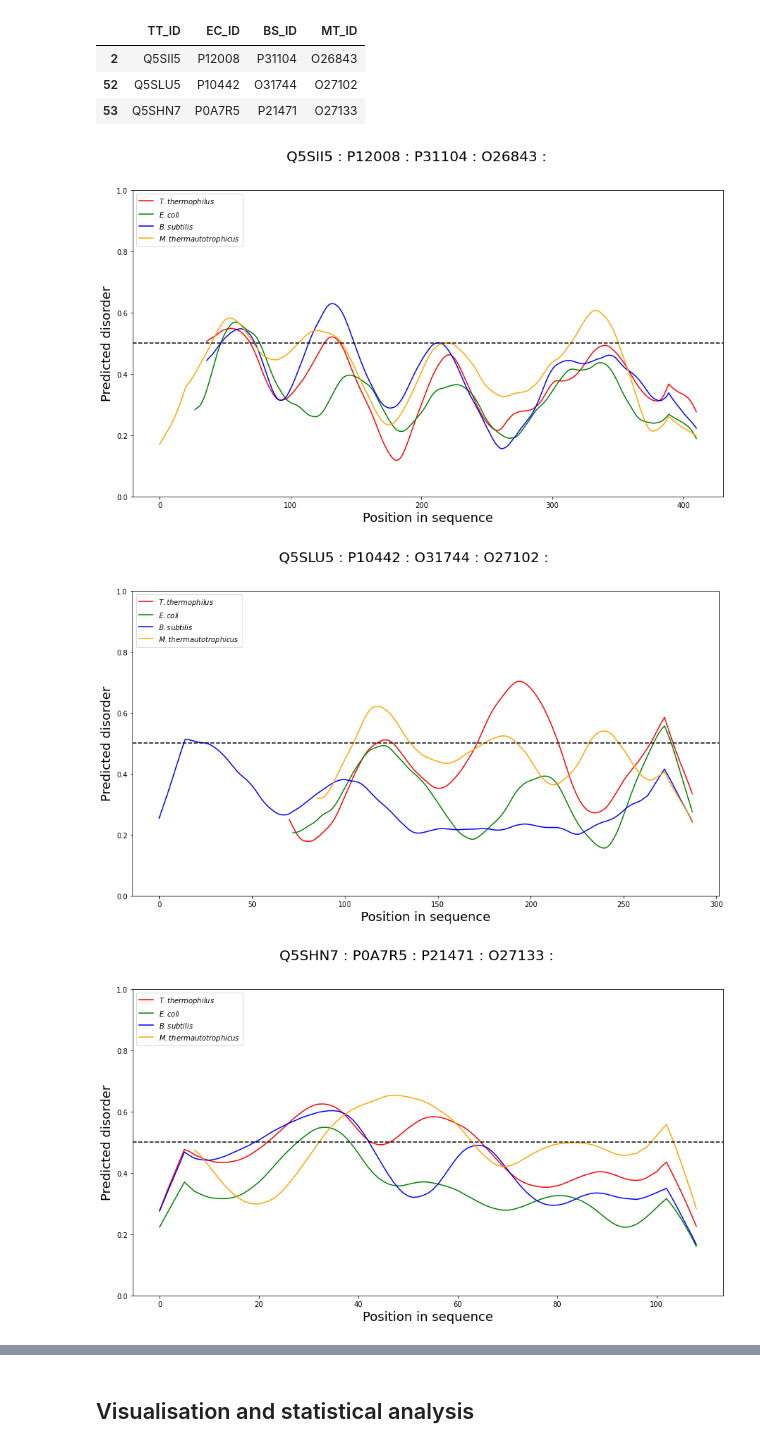
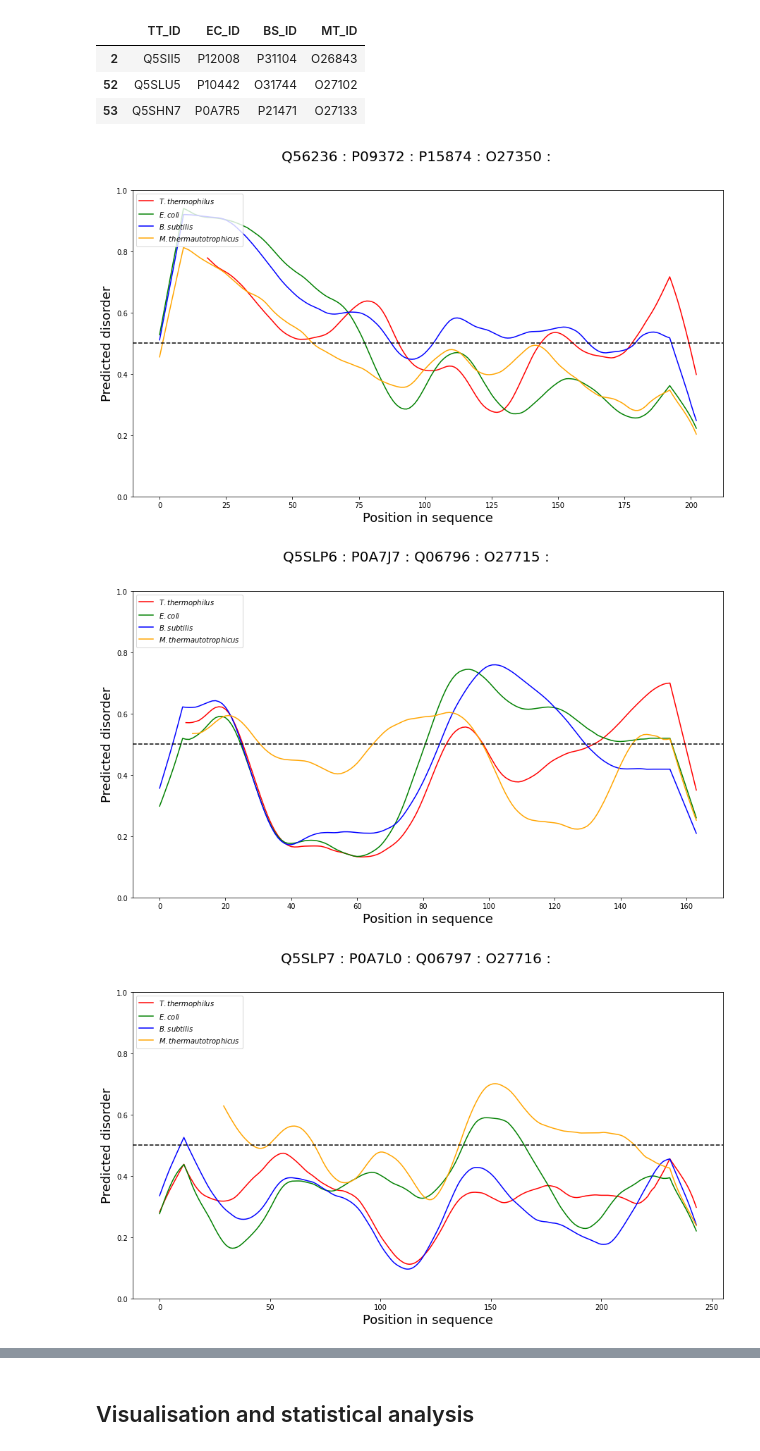
Before and after one commit to alibekk93/IDP_analysis, a Jupyter notebook: IDP_analysis.ipynb, the cells around one changed output, grey strips where cells are left out. Saved outputs shown, nothing was run; the diff lists cells and outputs as text; code cells hidden in the pictures.

```diff
--- a/IDP_analysis.ipynb
+++ b/IDP_analysis.ipynb
@@ -1115,27 +1115,26 @@ IDP_pairs.query("TT_disorder_binary_mean>=0.3 and MT_disorder_binary_mean>=0.3 a
 | 52 | Q5SLU5 | P10442 | O31744 | O27102 |
 | 53 | Q5SHN7 | P0A7R5 | P21471 | O27133 |
 # %%
-# for n in tqdm(IDP_pairs.query('TT_disorder_binary_mean>=0.5 or EC_disorder_binary_mean>=0.5 or BS_disorder_binary_mean>=0.5 or PF_disorder_binary_mean>=0.5')[['TT_ID', 'EC_ID', 'BS_ID', 'PF_ID']].values):
-for n in tqdm(IDP_pairs.query("TT_disorder_binary_mean>=0.3 and MT_disorder_binary_mean>=0.3 and EC_disorder_binary_mean<0.4 and BS_disorder_binary_mean<0.4")[['TT_ID', 'EC_ID', 'BS_ID', 'MT_ID']].values):
+for n in tqdm(IDP_pairs.query('TT_disorder_binary_mean>=0.5 or EC_disorder_binary_mean>=0.5 or BS_disorder_binary_mean>=0.5 or MT_disorder_binary_mean>=0.5')[['TT_ID', 'EC_ID', 'BS_ID', 'MT_ID']].values):
   names = [*n]
 
   fig_name = ''.join([n + '-' for n in names])[:-1] + '.svg'
 
   labels = ['T. thermophilus', 'E. coli', 'B. subtilis', 'M. thermautotrophicus']
 
   disorder_values = [IDP_pairs.query('TT_ID=="{}"'.format(names[0])).TT_disorder_combined.iloc[0],
                     IDP_pairs.query('EC_ID=="{}"'.format(names[1])).EC_disorder_combined.iloc[0],
                     IDP_pairs.query('BS_ID=="{}"'.format(names[2])).BS_disorder_combined.iloc[0],
                     IDP_pairs.query('MT_ID=="{}"'.format(names[3])).MT_disorder_combined.iloc[0]]
   seqs = [IDP_pairs.query('TT_ID=="{}"'.format(names[0])).TT_Sequence.iloc[0],
           IDP_pairs.query('EC_ID=="{}"'.format(names[1])).EC_Sequence.iloc[0],
           IDP_pairs.query('BS_ID=="{}"'.format(names[2])).BS_Sequence.iloc[0],
           IDP_pairs.query('MT_ID=="{}"'.format(names[3])).MT_Sequence.iloc[0]]
   colors = ['red', 'green', 'blue', 'orange']
 
   plot_IDR_profile(disorder_values=disorder_values, seqs=seqs, labels=labels, colors=colors, names=names, mav=50, scale_mav=True,
                    gap_ins_pen=-5.0, gap_ext_pen=-0.5, savefig=True)
 # %% [output]
-[figure, old version]
+[figure, new version]
-[figure, old version]
+[figure, new version]
-[figure, old version]
+[figure, new version]
```
Also changed, not shown: parts of 1 cell of this notebook.
